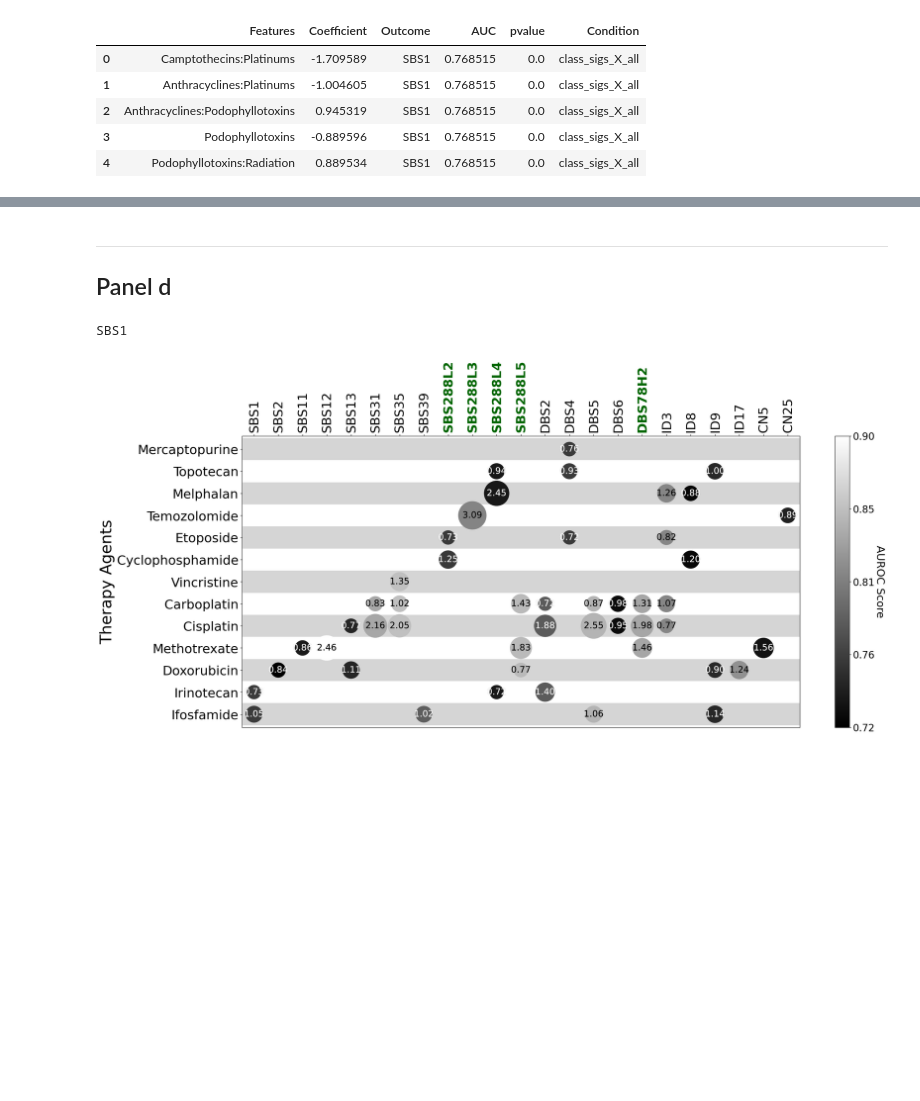
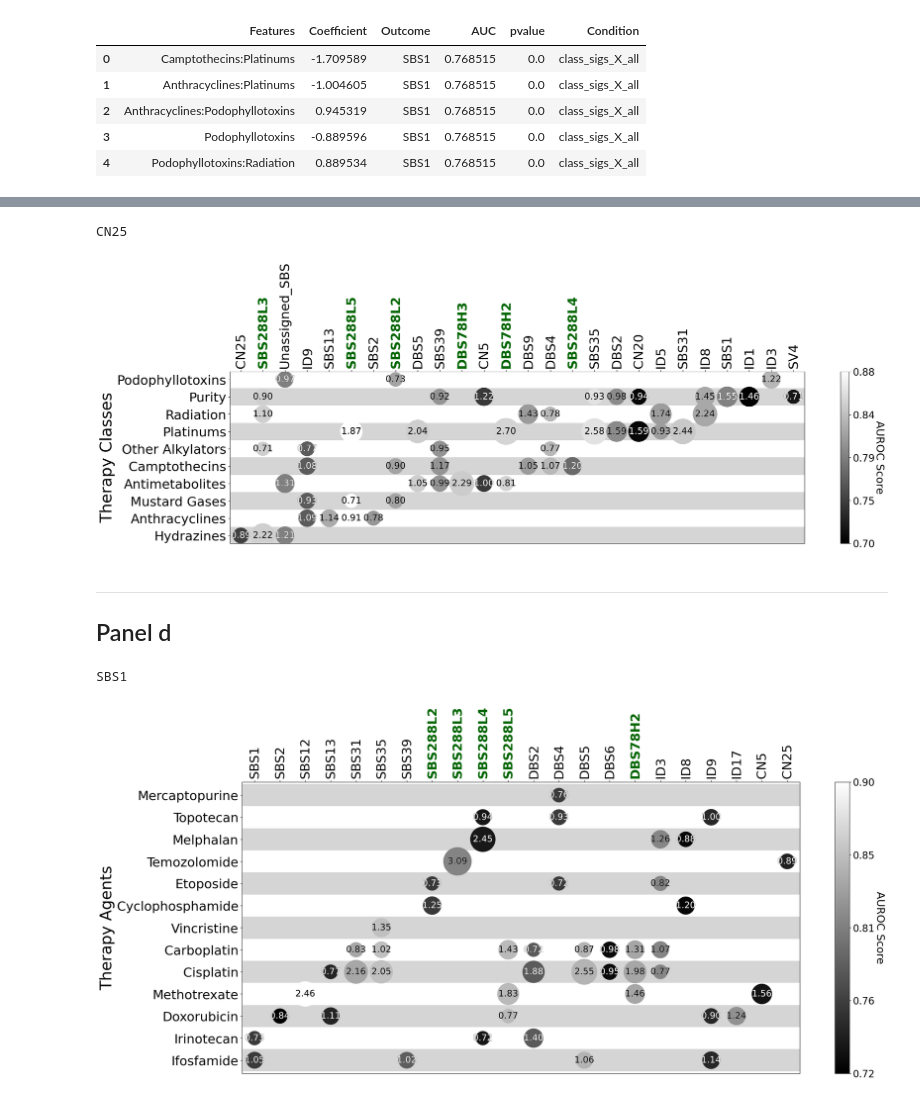
Before and after one commit to shlienlab/mutsigs_therapy, a Jupyter notebook: notebooks/MainFig_3.ipynb, the cells around one changed output, grey strips where cells are left out. Cells and saved outputs as stored; diff of their text form; code cells hidden in the pictures; blank space fills up the shorter version.

```diff
--- a/notebooks/MainFig_3.ipynb
+++ b/notebooks/MainFig_3.ipynb
@@ -156,3 +190,26 @@ SBS288L3
+# %%
+data = logreg_coefs[logreg_coefs.Condition=='class_sigs01_noX_all'].copy()
+data = data[data.AUC>=0.7]
+
+drug_order = ['Radiation', 'Platinums', 'OtherAlkylators', 'Camptothecins',
+              'Antimetabolites', 'MustardGases',
+              'Anthracyclines', 'VincaAlkaloids', 'Hydrazines']
+
+data['Drug_cat'] = pd.Categorical(
+    data['Features'],
+    categories=drug_order,
+    ordered=True
+)
+
+data = data.sort_values(['Drug_cat'], ignore_index=True, ascending=[False])
+
+rename_dict = {'OtherAlkylators': 'Other Alkylators', 'MustardGases': 'Mustard Gases', 'VincaAlkaloids': 'Vinca Alkaloids'}
+data['Features'] = data['Features'].map(rename_dict).fillna(data['Features'])
+
+plotter.coefs_scatter(data, os.path.join(fig_out, 'Fig_3c_adj2_rev2.pdf'), positive_only=True, interactions='singles_only', ylab='Therapy Classes')
+# %% [output]
+CN25
+[figure, added]
 # %% [markdown]
 -----------
 ## Panel d
@@ -160,7 +217,7 @@ SBS288L3
 data = logreg_coefs[logreg_coefs.Condition=='agent_sigs_noX_all'].copy()
 data = data[data.AUC>=0.7]
 
-plotter.coefs_scatter(data, os.path.join(fig_out, 'Fig_3d_adj_rev.pdf'), positive_only=True, interactions='singles_only', ylab='Therapy Agents')
+plotter.coefs_scatter(data, os.path.join(fig_out, 'Fig_3d_adj_rev2.pdf'), positive_only=True, interactions='singles_only', ylab='Therapy Agents')
 # %% [output]
 SBS1
-[figure, old version]
+[figure, new version]
```
Also changed, not shown: parts of 5 cells of this notebook, 15 other files.
